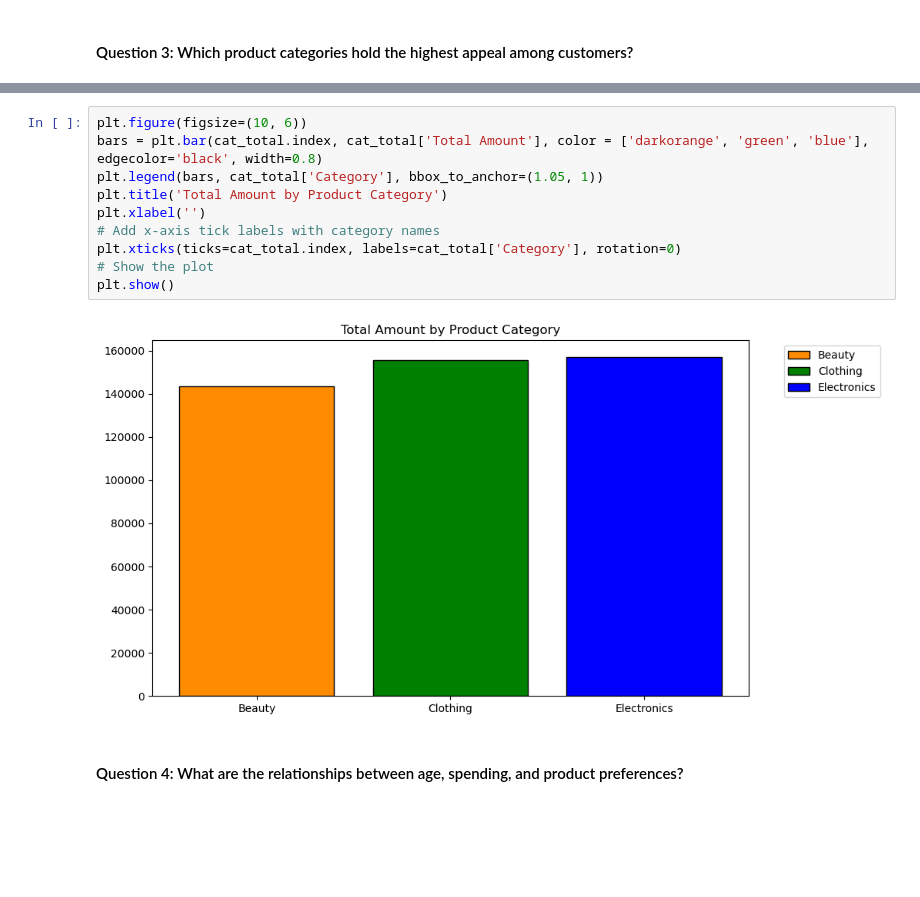
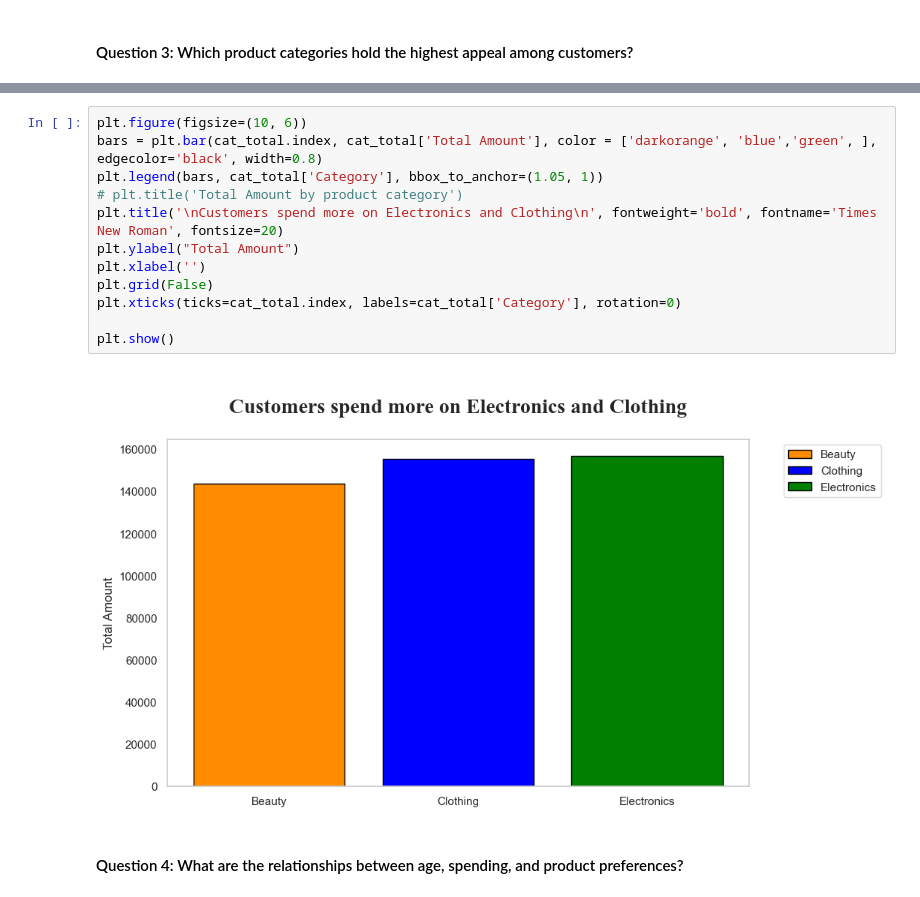
Before and after one commit to Hospoghosyan/Retail_Sales_Analysis, a Jupyter notebook: Retails_sales_analysis.ipynb, the cells around one changed output, grey strips where cells are left out. Saved outputs shown, nothing was run; the diff lists cells and outputs as text; blank space fills up the shorter version.

```diff
--- a/Retails_sales_analysis.ipynb
+++ b/Retails_sales_analysis.ipynb
@@ -320,15 +316,17 @@ plt.show()
 # %%
 plt.figure(figsize=(10, 6))
-bars = plt.bar(cat_total.index, cat_total['Total Amount'], color = ['darkorange', 'green', 'blue'], edgecolor='black', width=0.8)
+bars = plt.bar(cat_total.index, cat_total['Total Amount'], color = ['darkorange', 'blue','green', ], edgecolor='black', width=0.8)
 plt.legend(bars, cat_total['Category'], bbox_to_anchor=(1.05, 1))
-plt.title('Total Amount by Product Category')
+# plt.title('Total Amount by product category')
+plt.title('\nCustomers spend more on Electronics and Clothing\n', fontweight='bold', fontname='Times New Roman', fontsize=20)
+plt.ylabel("Total Amount")
 plt.xlabel('')
-# Add x-axis tick labels with category names
+plt.grid(False)
 plt.xticks(ticks=cat_total.index, labels=cat_total['Category'], rotation=0)
-# Show the plot
+
 plt.show()
 # %% [output]
-[figure, old version]
+[figure, new version]
 # %% [markdown]
 #### Question 4: What are the relationships between age, spending, and product preferences?
 # %%
```
Also changed, not shown: parts of 24 cells of this notebook.
